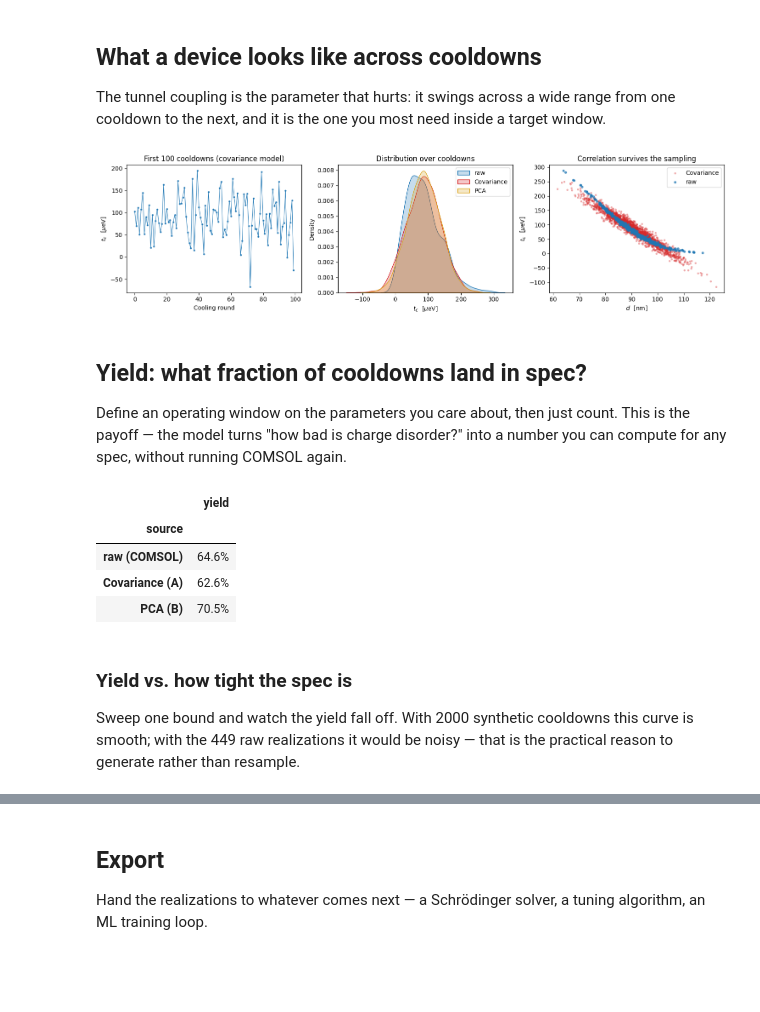
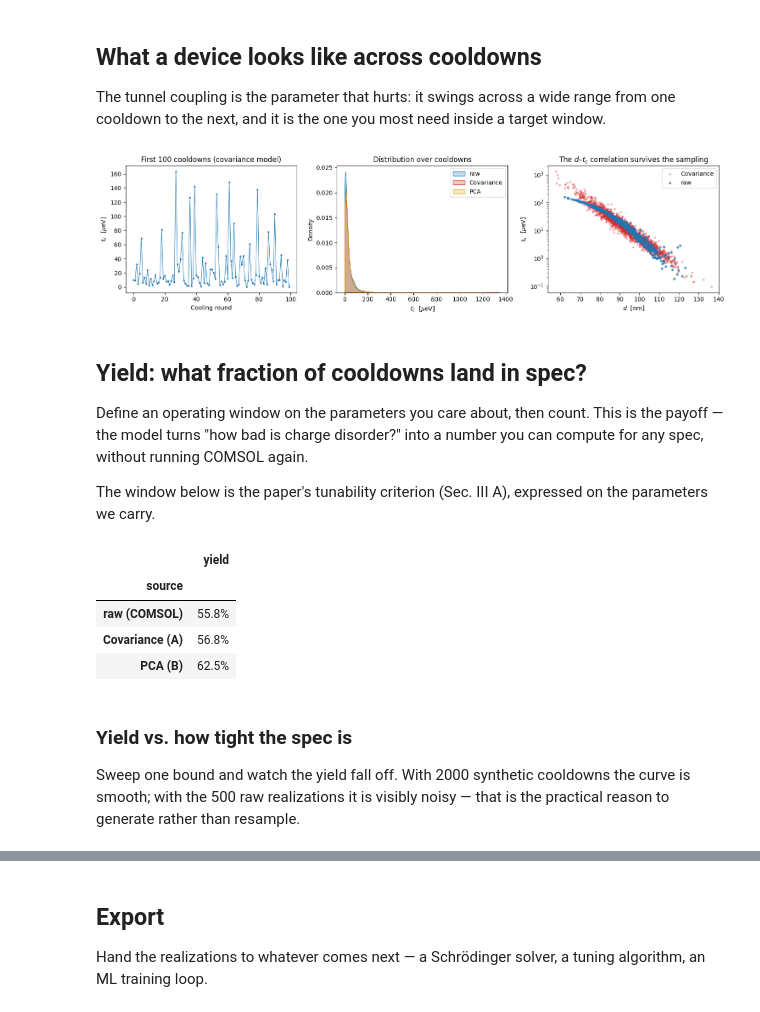
Before and after one commit to OpenSpin/ChargeTwin, a Jupyter notebook: notebooks/03_cooling_rounds.ipynb, the cells around one changed output, grey strips where cells are left out. Saved outputs shown, nothing was run; the diff lists cells and outputs as text; code cells hidden in the pictures; blank space fills up the shorter version.

```diff
--- a/notebooks/03_cooling_rounds.ipynb
+++ b/notebooks/03_cooling_rounds.ipynb
@@ -30,6 +34,6 @@ Three routes, all giving a model with the same `.sample()` / `.cooldowns()` API:
 # %%
-PARAMS = ct.FIG5_PARAMETERS
-DATASET = "rho1e10"
+PARAMS = ct.PAPER_PARAMETERS
+DATASET = "rho5e10"
 N_ROUNDS = 2000
 SEED = 42
 
@@ -39,10 +43,10 @@ MODELS = ct.data.DATA_ROOT / "models"
 gauss = ct.DisorderModel.load(MODELS / f"{DATASET}_gaussian.npz")
 pca = ct.DisorderModel.load(MODELS / f"{DATASET}_pca3.npz")
 
-# --- route 2: refit from raw (uncomment to use a different parameter set)
-# raw = ct.load_dataset(DATASET, PARAMS)
-# gauss = ct.GaussianModel.fit(raw)
-# pca = ct.PCAModel.fit(raw, n_components=3)
+# --- route 2: refit from raw (uncomment) ---------------------------------
+# raw_fit = ct.load_dataset(DATASET, PARAMS)
+# gauss = ct.GaussianModel.fit(raw_fit)
+# pca = ct.PCAModel.fit(raw_fit, n_components=3)
 
 print("parameters:", gauss.parameters)
 # %% [output]
@@ -65,0 +59,11 @@ rounds_cov.head()
+# %%
+def cooling_rounds(model, n, seed):
+    df = ct.add_tunnel_coupling(model.sample(n, seed=seed))
+    df.insert(0, "round", np.arange(n))
+    return df
+
+
+rounds_cov = cooling_rounds(gauss, N_ROUNDS, SEED)
+rounds_pca = cooling_rounds(pca, N_ROUNDS, SEED)
+
+rounds_cov.head()
@@ -70,41 +81,45 @@ The tunnel coupling is the parameter that hurts: it swings across a wide range
 from one cooldown to the next, and it is the one you most need inside a target
 window.
 # %%
-raw = ct.load_dataset(DATASET, PARAMS)
+raw = ct.add_tunnel_coupling(ct.load_dataset(DATASET, PARAMS))
 
 fig, axes = plt.subplots(1, 3, figsize=(15, 4))
 
-axes[0].plot(rounds_cov["round"][:100], rounds_cov["tcs"][:100], ".-", lw=0.8, ms=4)
+axes[0].plot(rounds_cov["round"][:100], rounds_cov["tc"][:100], ".-", lw=0.8, ms=4)
 axes[0].set_xlabel("Cooling round")
 axes[0].set_ylabel(r"$t_c$  [$\mu$eV]")
 axes[0].set_title("First 100 cooldowns (covariance model)")
 
 for label, df, c in [("raw", raw, "tab:blue"), ("Covariance", rounds_cov, "tab:red"), ("PCA", rounds_pca, "goldenrod")]:
-    sns.kdeplot(df["tcs"], ax=axes[1], label=label, color=c, fill=True, alpha=0.25)
+    sns.kdeplot(df["tc"], ax=axes[1], label=label, color=c, fill=True, alpha=0.25, clip=(0, None))
 axes[1].set_xlabel(r"$t_c$  [$\mu$eV]")
 axes[1].legend()
 axes[1].set_title("Distribution over cooldowns")
 
-axes[2].scatter(rounds_cov["d"], rounds_cov["tcs"], s=6, alpha=0.3, c="tab:red", label="Covariance")
-axes[2].scatter(raw["d"], raw["tcs"], s=10, alpha=0.7, c="tab:blue", label="raw")
+axes[2].scatter(rounds_cov["d"], rounds_cov["tc"], s=6, alpha=0.3, c="tab:red", label="Covariance")
+axes[2].scatter(raw["d"], raw["tc"], s=10, alpha=0.7, c="tab:blue", label="raw")
 axes[2].set_xlabel(r"$d$  [nm]")
 axes[2].set_ylabel(r"$t_c$  [$\mu$eV]")
+axes[2].set_yscale("log")
 axes[2].legend()
-axes[2].set_title("Correlation survives the sampling")
+axes[2].set_title("The $d$–$t_c$ correlation survives the sampling")
 
 fig.tight_layout()
 # %% [output]
-[figure, old version]
+[figure, new version]
 # %% [markdown]
 ## Yield: what fraction of cooldowns land in spec?
 
-Define an operating window on the parameters you care about, then just count.
-This is the payoff — the model turns "how bad is charge disorder?" into a number
-you can compute for any spec, without running COMSOL again.
+Define an operating window on the parameters you care about, then count. This is
+the payoff — the model turns "how bad is charge disorder?" into a number you can
+compute for any spec, without running COMSOL again.
+
+The window below is the paper's tunability criterion (Sec. III A), expressed on
+the parameters we carry.
 # %%
 SPEC = {
-    "tcs": (20.0, 150.0),    # tunnel coupling, ueV
-    "eps": (-2.0, 2.0),      # detuning, meV
+    "tc": (5.0, 125.0),      # tunnel coupling, ueV  (gap 2*t_c in 10-250 ueV)
+    "eps": (-5.0, 5.0),      # residual detuning, meV
     "d": (75.0, 110.0),      # inter-dot distance, nm
 }
 
@@ -127,13 +142,13 @@ yields.style.format("{:.1%}")
 # %% [output]
 |  | yield |
 | source |  |
-| raw (COMSOL) | 64.6% |
-| Covariance (A) | 62.6% |
-| PCA (B) | 70.5% |
+| raw (COMSOL) | 55.8% |
+| Covariance (A) | 56.8% |
+| PCA (B) | 62.5% |
 # %% [markdown]
 ### Yield vs. how tight the spec is
 
-Sweep one bound and watch the yield fall off. With 2000 synthetic cooldowns this
-curve is smooth; with the 449 raw realizations it would be noisy — that is the
+Sweep one bound and watch the yield fall off. With 2000 synthetic cooldowns the
+curve is smooth; with the 500 raw realizations it is visibly noisy — that is the
 practical reason to generate rather than resample.
 # %%
```
Also changed, not shown: parts of 12 cells of this notebook, 20 other files.
